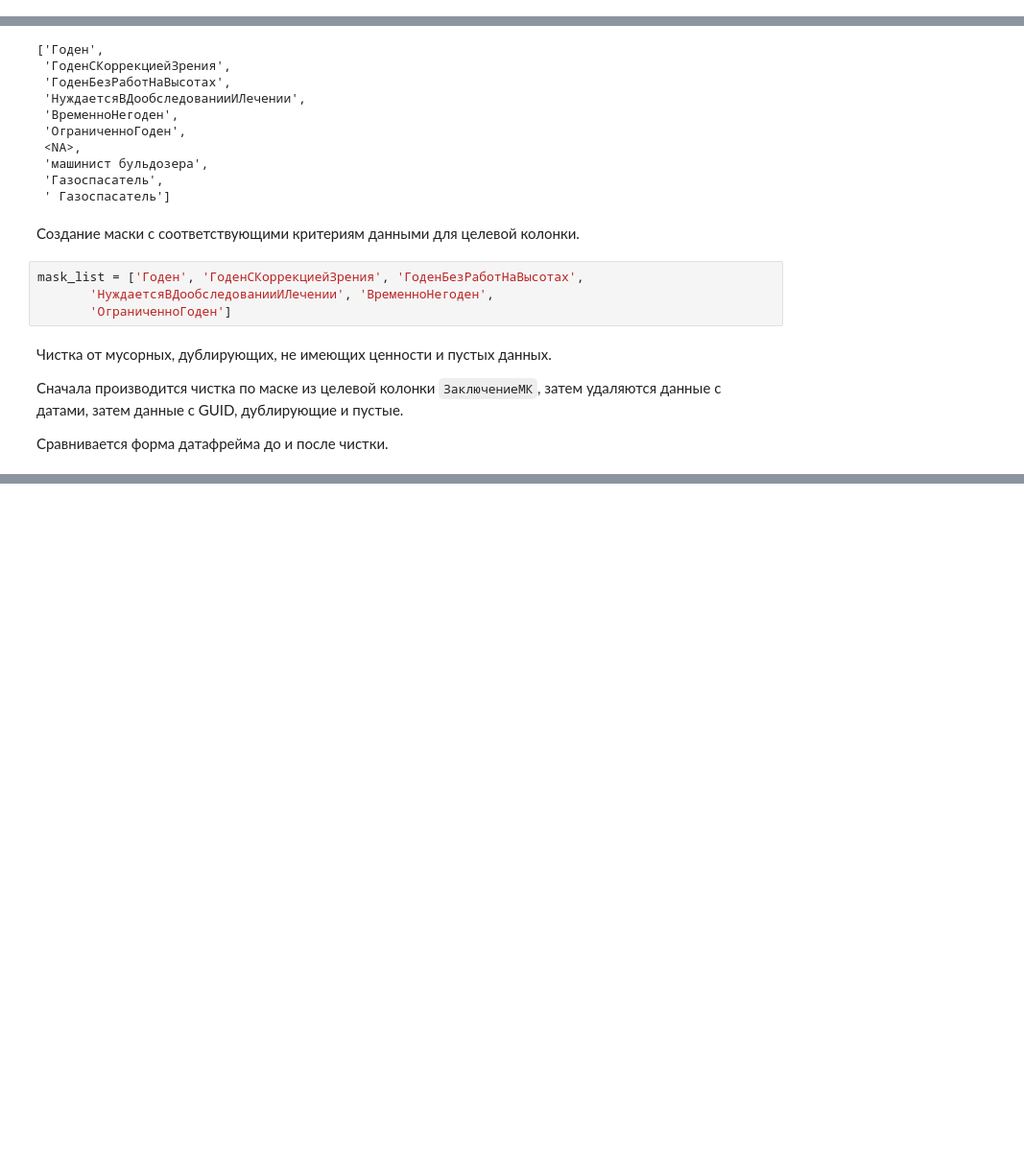
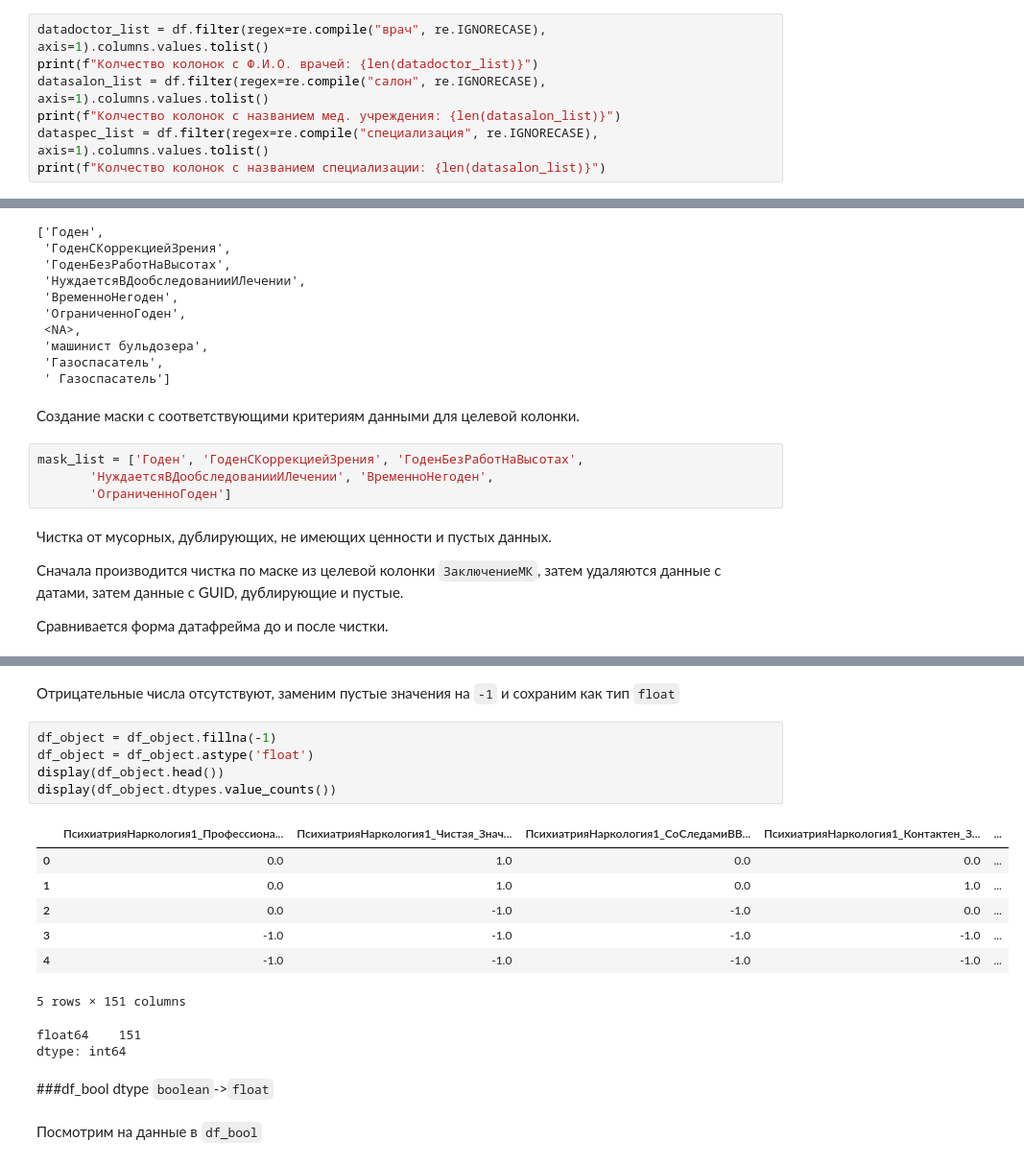
Before and after one commit to Untick/InspectrumClinic_RS_gr2, a Jupyter notebook: Yurkov Vladimir/Untitled1.ipynb, the cells around one changed output, grey strips where cells are left out. Shown: that part at 96% size. Saved outputs shown, nothing was run; the diff lists cells and outputs as text; blank space fills up the shorter version.

```diff
--- a/Yurkov Vladimir/Untitled1.ipynb
+++ b/Yurkov Vladimir/Untitled1.ipynb
@@ -162,0 +165,7 @@ else: print("Списки равны\n")
+# %%
+datadoctor_list = df.filter(regex=re.compile("врач", re.IGNORECASE), axis=1).columns.values.tolist()
+print(f"Колчество колонок с Ф.И.О. врачей: {len(datadoctor_list)}")
+datasalon_list = df.filter(regex=re.compile("салон", re.IGNORECASE), axis=1).columns.values.tolist()
+print(f"Колчество колонок с названием мед. учреждения: {len(datasalon_list)}")
+dataspec_list = df.filter(regex=re.compile("специализация", re.IGNORECASE), axis=1).columns.values.tolist()
+print(f"Колчество колонок с названием специализации: {len(datasalon_list)}")
@@ -221,0 +378,21 @@ None
+# %% [markdown]
+Отрицательные числа отсутствуют, заменим пустые значения на `-1` и сохраним как тип `float`
+# %%
+df_object = df_object.fillna(-1)
+df_object = df_object.astype('float')
+display(df_object.head())
+display(df_object.dtypes.value_counts())
+# %% [output]
+|  | ПсихиатрияНаркология1_Профессиона... | ПсихиатрияНаркология1_Чистая_Знач... | ПсихиатрияНаркология1_СоСледамиВВ... | ПсихиатрияНаркология1_Контактен_З... | ... |
+| 0 | 0.0 | 1.0 | 0.0 | 0.0 | ... |
+| 1 | 0.0 | 1.0 | 0.0 | 1.0 | ... |
+| 2 | 0.0 | -1.0 | -1.0 | 0.0 | ... |
+| 3 | -1.0 | -1.0 | -1.0 | -1.0 | ... |
+| 4 | -1.0 | -1.0 | -1.0 | -1.0 | ... |
+5 rows × 151 columns
+float64    151
+dtype: int64
+# %% [markdown]
+###df_bool dtype `boolean`->`float`
+# %% [markdown]
+Посмотрим на данные в `df_bool`
```
Also changed, not shown: parts of 35 cells of this notebook.
